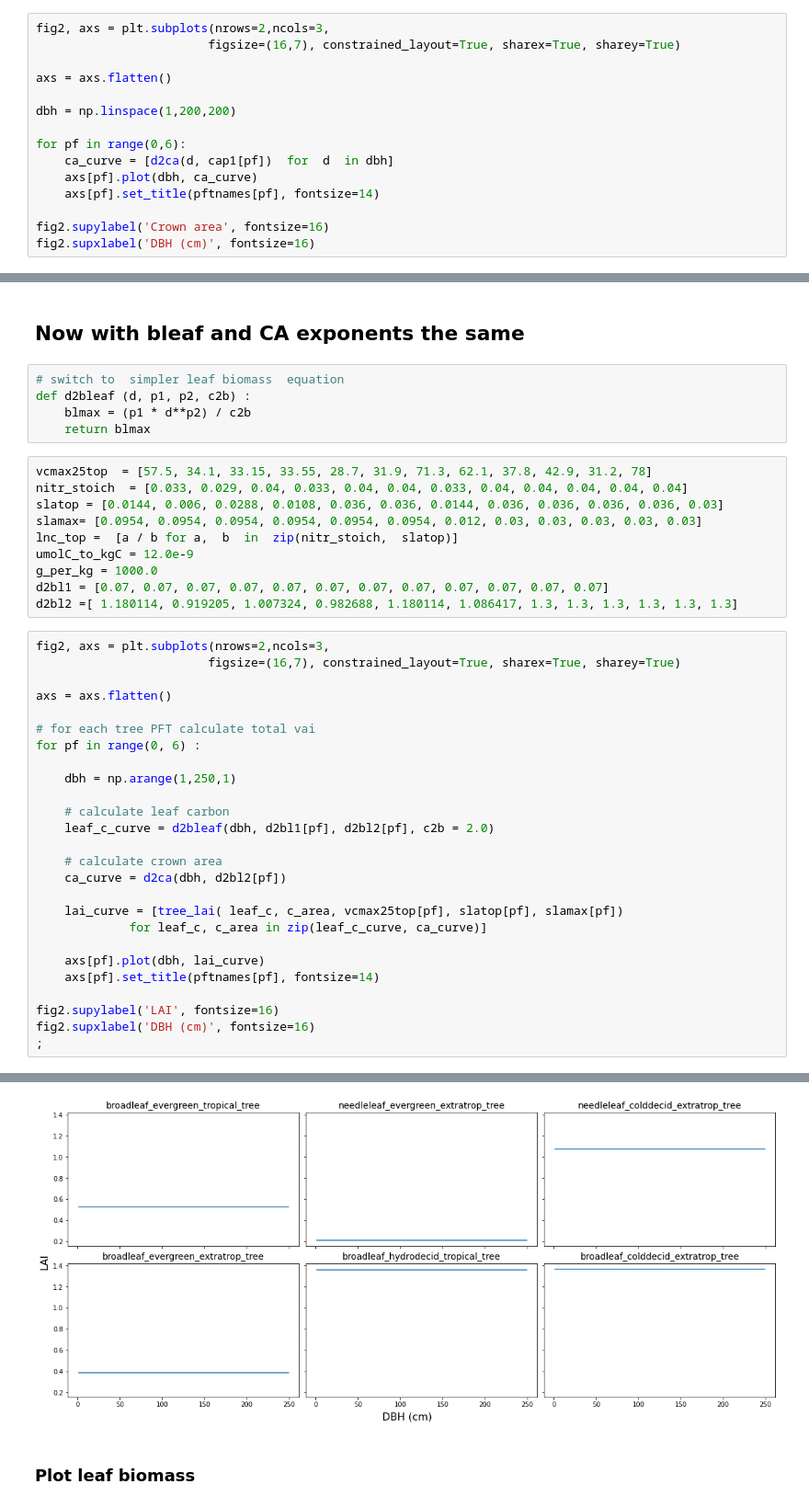
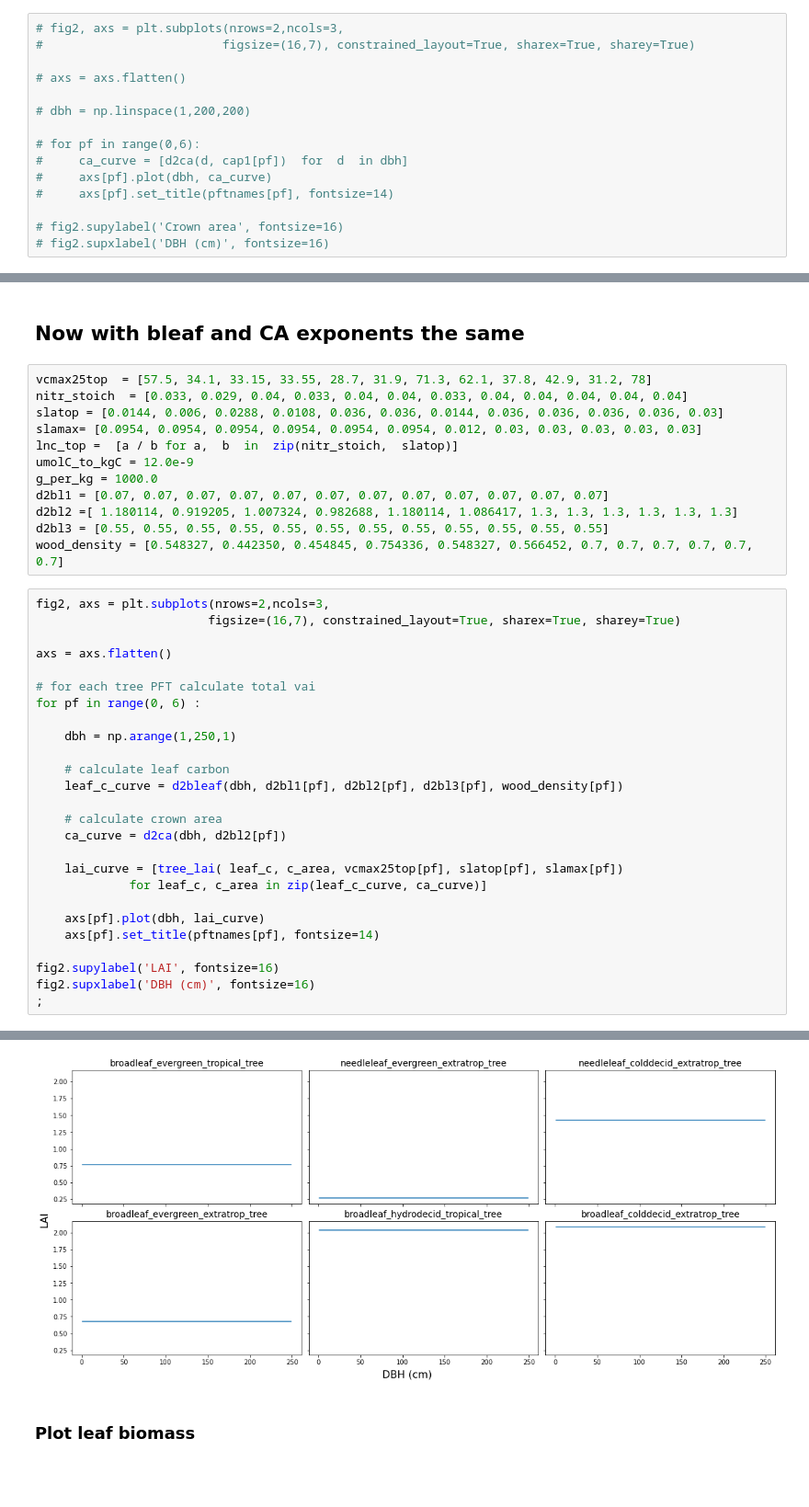
Before and after one commit to JessicaNeedham/FATES-plotting-scripts, a Jupyter notebook: LAI_calculations.ipynb, the cells around one changed output, grey strips where cells are left out. Shown at 92% size. Saved outputs shown, nothing was run; the diff lists cells and outputs as text; blank space fills up the shorter version.

```diff
--- a/LAI_calculations.ipynb
+++ b/LAI_calculations.ipynb
@@ -142,17 +143,17 @@ Text(0.5, 0.01, 'DBH (cm)')
 # %% [markdown]
 ### Plot crown area
 # %%
-fig2, axs = plt.subplots(nrows=2,ncols=3,
-                        figsize=(16,7), constrained_layout=True, sharex=True, sharey=True)
+# fig2, axs = plt.subplots(nrows=2,ncols=3,
+#                         figsize=(16,7), constrained_layout=True, sharex=True, sharey=True)
 
-axs = axs.flatten()
+# axs = axs.flatten()
 
-dbh = np.linspace(1,200,200)
+# dbh = np.linspace(1,200,200)
 
-for pf in range(0,6):
-    ca_curve = [d2ca(d, cap1[pf])  for  d  in dbh]
-    axs[pf].plot(dbh, ca_curve)
-    axs[pf].set_title(pftnames[pf], fontsize=14)
+# for pf in range(0,6):
+#     ca_curve = [d2ca(d, cap1[pf])  for  d  in dbh]
+#     axs[pf].plot(dbh, ca_curve)
+#     axs[pf].set_title(pftnames[pf], fontsize=14)
 
-fig2.supylabel('Crown area', fontsize=16)
-fig2.supxlabel('DBH (cm)', fontsize=16)
+# fig2.supylabel('Crown area', fontsize=16)
+# fig2.supxlabel('DBH (cm)', fontsize=16)
@@ -162,10 +160,5 @@ Text(0.5, 0.01, 'DBH (cm)')
 # %% [markdown]
 ## Now with bleaf and CA exponents the same
-# %%
-# switch to  simpler leaf biomass  equation
-def d2bleaf (d, p1, p2, c2b) :
-    blmax = (p1 * d**p2) / c2b
-    return blmax
 # %%
 vcmax25top  = [57.5, 34.1, 33.15, 33.55, 28.7, 31.9, 71.3, 62.1, 37.8, 42.9, 31.2, 78]
 nitr_stoich  = [0.033, 0.029, 0.04, 0.033, 0.04, 0.04, 0.033, 0.04, 0.04, 0.04, 0.04, 0.04]
@@ -176,35 +169,37 @@ umolC_to_kgC = 12.0e-9
 g_per_kg = 1000.0
 d2bl1 = [0.07, 0.07, 0.07, 0.07, 0.07, 0.07, 0.07, 0.07, 0.07, 0.07, 0.07, 0.07]
 d2bl2 =[ 1.180114, 0.919205, 1.007324, 0.982688, 1.180114, 1.086417, 1.3, 1.3, 1.3, 1.3, 1.3, 1.3]
+d2bl3 = [0.55, 0.55, 0.55, 0.55, 0.55, 0.55, 0.55, 0.55, 0.55, 0.55, 0.55, 0.55]
+wood_density = [0.548327, 0.442350, 0.454845, 0.754336, 0.548327, 0.566452, 0.7, 0.7, 0.7, 0.7, 0.7, 0.7]
 # %%
 fig2, axs = plt.subplots(nrows=2,ncols=3,
                         figsize=(16,7), constrained_layout=True, sharex=True, sharey=True)
 
 axs = axs.flatten()
 
 # for each tree PFT calculate total vai
 for pf in range(0, 6) :
 
     dbh = np.arange(1,250,1)
 
     # calculate leaf carbon
-    leaf_c_curve = d2bleaf(dbh, d2bl1[pf], d2bl2[pf], c2b = 2.0)
+    leaf_c_curve = d2bleaf(dbh, d2bl1[pf], d2bl2[pf], d2bl3[pf], wood_density[pf])
 
     # calculate crown area
     ca_curve = d2ca(dbh, d2bl2[pf])
 
     lai_curve = [tree_lai( leaf_c, c_area, vcmax25top[pf], slatop[pf], slamax[pf])
              for leaf_c, c_area in zip(leaf_c_curve, ca_curve)]
 
     axs[pf].plot(dbh, lai_curve)
     axs[pf].set_title(pftnames[pf], fontsize=14)
 
 fig2.supylabel('LAI', fontsize=16)
 fig2.supxlabel('DBH (cm)', fontsize=16)
 ;
 # %% [output]
 ''
-[figure, old version]
+[figure, new version]
 # %% [markdown]
 ### Plot leaf biomass
 # %%
```
Also changed, not shown: parts of 11 cells of this notebook.
